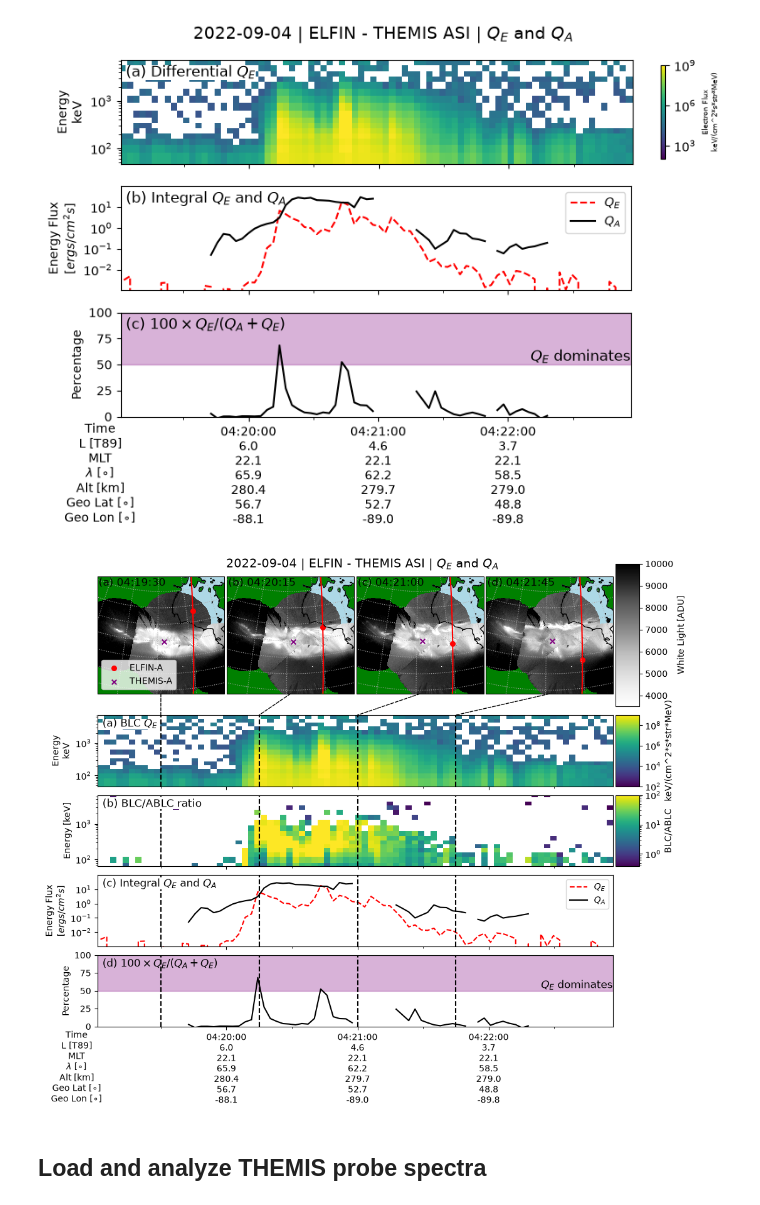
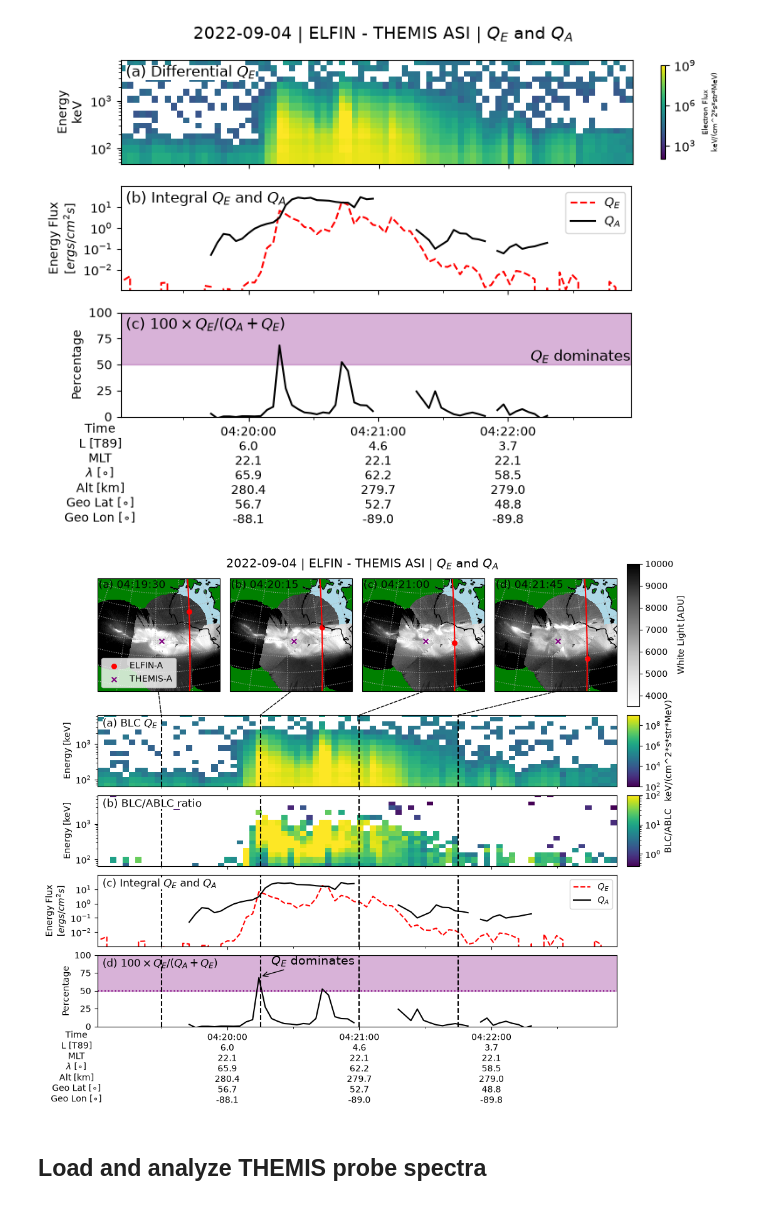
Before and after one commit to mshumko/elfinasi, a Jupyter notebook: src/20220904_substorm_study/energy_number_flux/20220904_elfin_themis_nflux_eflux.ipynb, the cells around one changed output. Cells and saved outputs as stored; diff of their text form; code cells hidden in the pictures.

Commit message:
Working on cleaning up the plot.

```diff
--- a/src/20220904_substorm_study/energy_number_flux/20220904_elfin_themis_nflux_eflux.ipynb
+++ b/src/20220904_substorm_study/energy_number_flux/20220904_elfin_themis_nflux_eflux.ipynb
@@ -239,17 +239,18 @@ color_bounds = (3500, 10000)
 
 fig = plt.figure(figsize=(9, 9))
 gs = fig.add_gridspec(
-    5, 5*len(plot_times)+1,
+    5, len(plot_times)+1,
     left=0.03, right=0.99, bottom=0.15, top=0.97,
     wspace=0.1, hspace=0.1,
-    height_ratios=(2, 1, 1, 1, 1)
+    height_ratios=(2, 1, 1, 1, 1),
+    width_ratios=([1]*len(plot_times) + [0.1])
     )
 
 ax = [
     asilib.map.create_map(
         lon_bounds=(-115, -83),
         lat_bounds=(43, 65),
-        fig_ax=(fig, gs[0, 5*i:5*(i+1)]),
+        fig_ax=(fig, gs[0, i]),
         ocean_color='lightblue'
         ) for i in range(len(plot_times))
     ]
@@ -309,7 +310,8 @@ fig.colorbar(matplotlib.colorizer.ColorizingArtist(colorizer),
              cax=cbx[0], label='White Light [ADU]')
 
 
-p1, cbar1 = pad_obj_eflux.plot_omni(bx[0], labels=True, colorbar=False, vmin=1E2, vmax=1E9, pretty_plot=False, fraction=0.05)
+p1, cbar1 = pad_obj_eflux.plot_blc(bx[0], vmin=1E2, vmax=1E9, pretty_plot=False)
+
 fig.colorbar(p1, label=pad_obj_eflux._flux_units, cax=cbx[1])
 
 p2 = bx[1].pcolormesh(
@@ -319,6 +321,7 @@ p2 = bx[1].pcolormesh(
             shading='nearest',
             norm=matplotlib.colors.LogNorm(vmax=10**2)
             )
+bx[0].set(yscale='log', ylim=(pad_obj_eflux.energy[0], pad_obj_eflux.energy[-1]), ylabel='Energy [keV]')
 bx[1].set(yscale='log', ylim=(pad_obj_eflux.energy[0], pad_obj_eflux.energy[-1]), ylabel='Energy [keV]')
 fig.colorbar(p2, label='BLC/ABLC', cax=cbx[2])
 bx[2].plot(
@@ -352,35 +355,42 @@ bx[3].set_ylim(0, 1E2)
 for ax_i, image_time_numeric in zip(ax, matplotlib.dates.date2num(plot_times)):
     line = matplotlib.patches.ConnectionPatch(
         xyA=(0.5, 0), coordsA=ax_i.transAxes,
         xyB=(image_time_numeric, bx[0].get_ylim()[1]), coordsB=bx[0].transData,
         ls='--')
     ax_i.add_artist(line)
 
     for _other_ax in bx:
         _other_ax.axvline(image_time_numeric, c='k', ls='--', alpha=1)
 
 labels = (
     f'BLC $Q_E$',
     f'BLC/ABLC ratio',
     f'Integral $Q_E$ and $Q_A$',
     f'$100 \\times Q_E/(Q_A + Q_E)$'
     )
 for i, (ax_i, label, letter) in enumerate(zip(bx, labels, string.ascii_lowercase)):
     _text = ax_i.text(0.01, 0.95, f'({letter}) {label}', transform=ax_i.transAxes, va='top', fontsize=12)
     if i in [0, 1, 2]:
         _text.set_bbox(dict(facecolor='white', linewidth=0, pad=0.1, edgecolor='k'))
 bx[2].legend()
 
 bx[3].axhspan(50, 100, color='purple', alpha=0.3)
-bx[3].text(bx[2].get_xlim()[1], 50, f'$Q_E$ dominates', va='bottom', ha='right', fontsize=12, color='k')
+bx[3].axhline(50, color='purple', ls=':')
+an = bx[3].annotate(
+    f'$Q_E$ dominates',
+    xy=(pd.Timestamp(2022, 9, 4, 4, 20, 15), 70),
+    xytext=(pd.Timestamp(2022, 9, 4, 4, 20, 20), 91),
+    va='center', ha='left', fontsize=14, color='k',
+    arrowprops=dict(arrowstyle='->', color='k')
+    )
 
 bx[-1].xaxis.set_major_locator(matplotlib.dates.SecondLocator(bysecond=0))
 bx[-1].xaxis.set_minor_locator(matplotlib.dates.SecondLocator(bysecond=30))
 for bx_i in bx[:-1]:
     bx_i.tick_params(labelbottom=False)
 plt.suptitle(f'{elfin_spectra_time_range[0].date()} | ELFIN - THEMIS ASI | $Q_E$ and $Q_A$', fontsize=14);
 # %% [output]
-[figure, old version]
+[figure, new version]
 # %% [markdown]
 ## Load and analyze THEMIS probe spectra
 # %%
```
Also changed, not shown: parts of 15 cells of this notebook, 1 other file.
